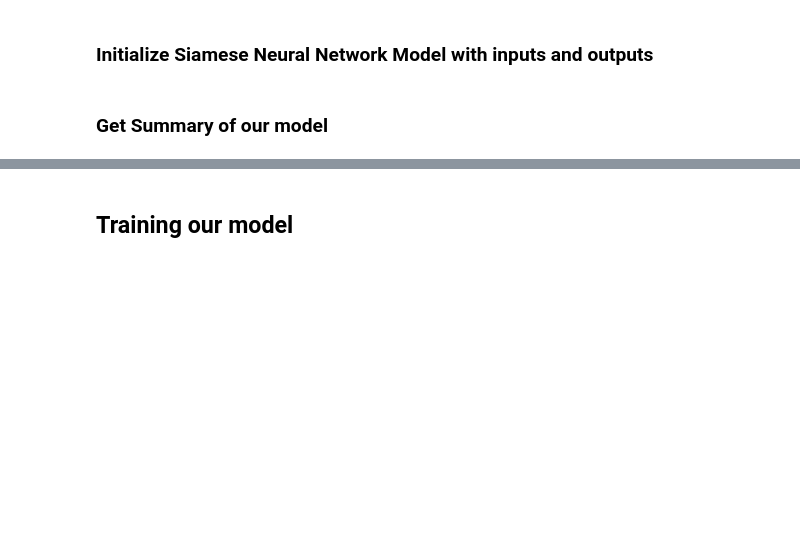
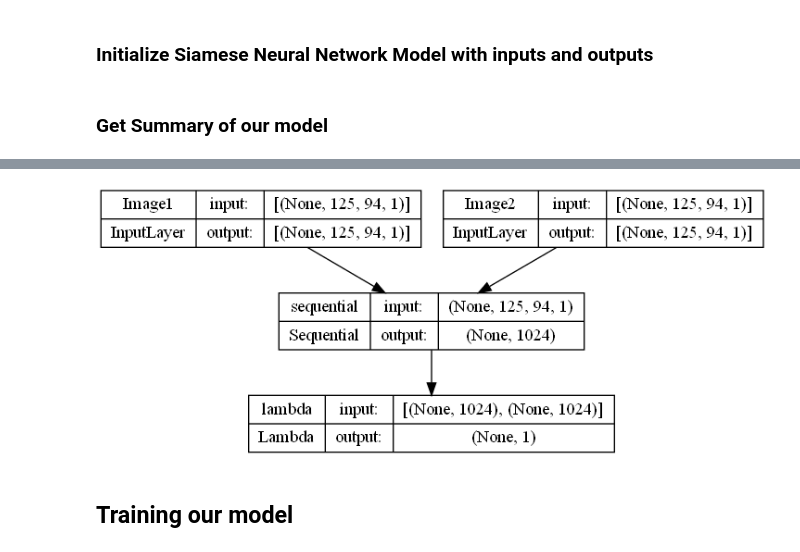
Before and after one commit to inemsia/Attendance-Recorder-Using-Facial-Recognition, a Jupyter notebook: main.ipynb, the cells around one changed output, grey strips where cells are left out. Cells and saved outputs as stored; diff of their text form; code cells hidden in the pictures; blank space fills up the shorter version.

```diff
--- a/main.ipynb
+++ b/main.ipynb
@@ -134,0 +88,10 @@ feature_generation_network.add(Dense(units=128, activation='sigmoid'))
+# %%
+feature_generation_network = Sequential()
+feature_generation_network.add(Conv2D(filters=32, kernel_size=(10,10), activation='relu', input_shape=IMG_SHAPE))
+feature_generation_network.add(MaxPooling2D(padding="same"))
+feature_generation_network.add(Conv2D(filters=64, kernel_size=(7,7), activation='relu'))
+feature_generation_network.add(MaxPooling2D(padding="same"))
+feature_generation_network.add(Conv2D(filters=128, kernel_size=(4,4), activation='relu'))
+feature_generation_network.add(MaxPooling2D(padding="same"))
+feature_generation_network.add(Flatten())
+feature_generation_network.add(Dense(units=1024, activation="sigmoid"))
@@ -160,7 +123,7 @@ _________________________________________________________________
 ### Defining the inputs and outputs
 The outputs here refer to the network used to generate features inside our siamese neural network for each input. The two outputs of the feature_generation_network from input1 and input2 will then be compared by calculating the Euclidean distance between them.
 # %%
-input1, input2 = Input(shape=img_shape), Input(shape=img_shape)
+input1, input2 = Input(shape=IMG_SHAPE, name="Image1"), Input(shape=IMG_SHAPE, name="Image2")
 # Share the single output layer for both inputs
 output1, output2 = feature_generation_network(input1), feature_generation_network(input2)
 # %% [markdown]
@@ -170,11 +133,12 @@ output1, output2 = feature_generation_network(input1), feature_generation_networ
 from helper_functions import euclidean_distance
 from keras.layers import Lambda
 # Creating the final layer of the SNN
-distance = Lambda(euclidean_distance, output_shape=(1,))([output1, output2])
+distance_layer = Lambda(euclidean_distance, output_shape=(1,))([output1, output2])
+#final_output = Dense(1, activation='sigmoid')(distance_layer)
 # %% [markdown]
 ### Initialize Siamese Neural Network Model with inputs and outputs
 # %%
-siamese_network = Model((input1, input2), distance)
+siamese_network = Model((input1, input2), distance_layer)
 # %% [markdown]
 ### Get Summary of our model
 # %%
@@ -198,5 +162,10 @@ Trainable params: 18,744,768
 Non-trainable params: 0
 __________________________________________________________________________________________________
+# %%
+# Plot Siamese Neural Network Structure
+tf.keras.utils.plot_model(siamese_network, show_shapes=True)
+# %% [output]
+[figure, added]
 # %% [markdown]
 ## Training our model
 # %% [markdown]
```
Also changed, not shown: parts of 33 cells of this notebook.
